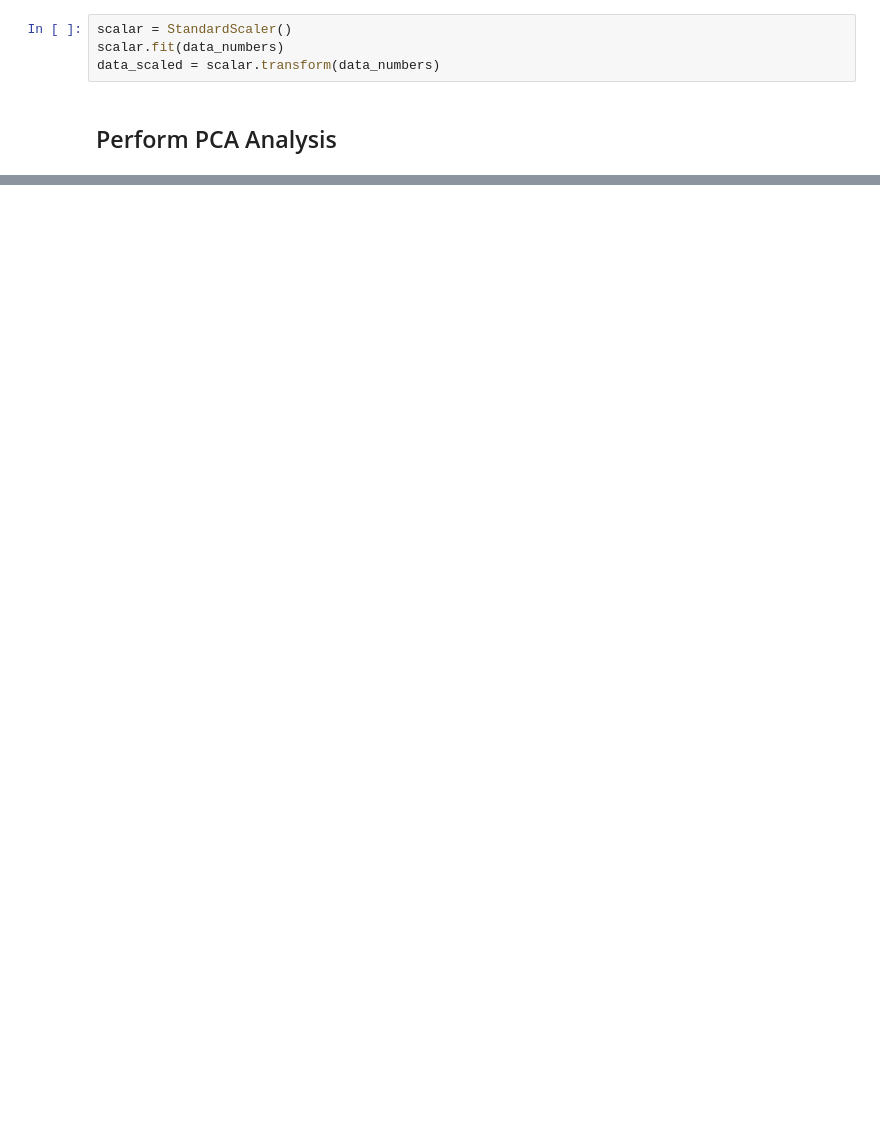
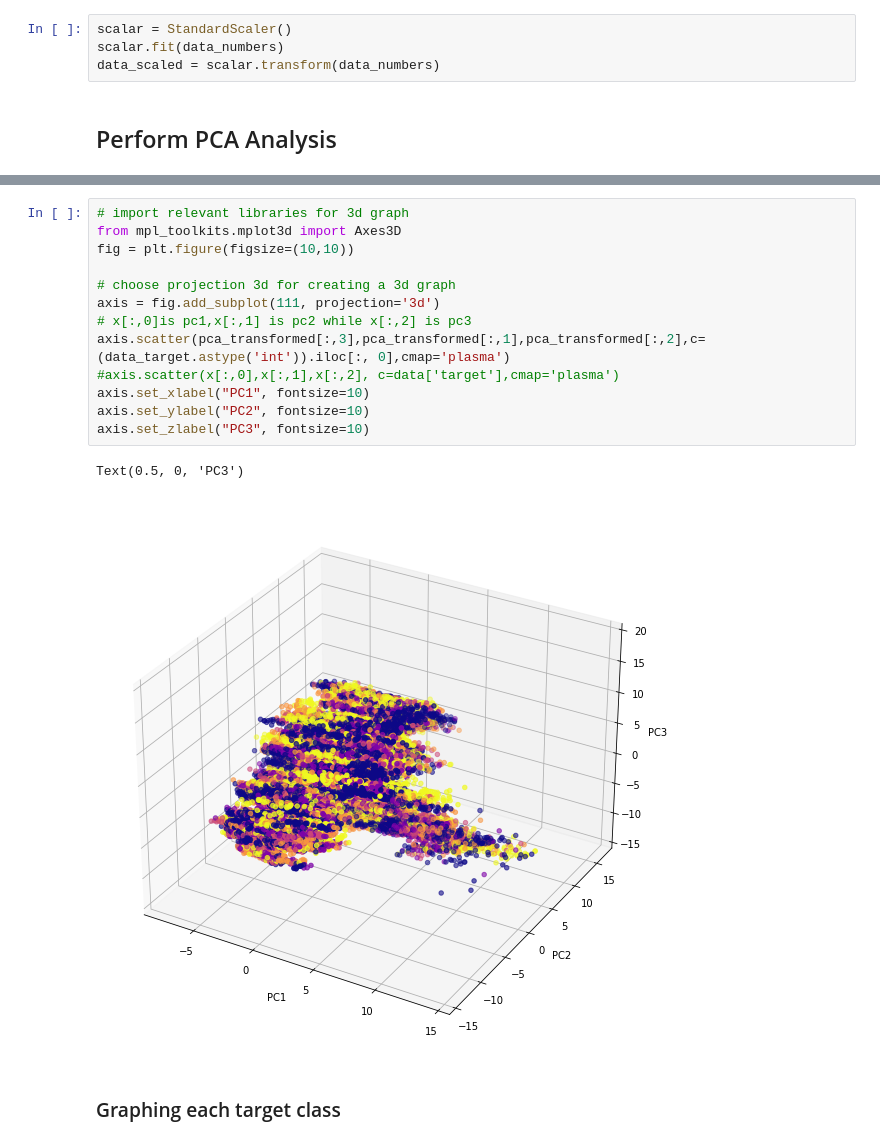
Before and after one commit to mvellayan/OptionList4, a Jupyter notebook: ml_notebooks/PCA Analysis - Simple Version.ipynb, the cells around one changed output, grey strips where cells are left out. Drawn from its saved outputs; the diff is of its cells as text; blank space fills up the shorter version.

```diff
--- a/ml_notebooks/PCA Analysis - Simple Version.ipynb
+++ b/ml_notebooks/PCA Analysis - Simple Version.ipynb
@@ -274,0 +218,18 @@ Text(0.5, 0, 'PC3')
+# %%
+# import relevant libraries for 3d graph
+from mpl_toolkits.mplot3d import Axes3D
+fig = plt.figure(figsize=(10,10))
+
+# choose projection 3d for creating a 3d graph
+axis = fig.add_subplot(111, projection='3d')
+# x[:,0]is pc1,x[:,1] is pc2 while x[:,2] is pc3
+axis.scatter(pca_transformed[:,3],pca_transformed[:,1],pca_transformed[:,2],c=(data_target.astype('int')).iloc[:, 0],cmap='plasma')
+#axis.scatter(x[:,0],x[:,1],x[:,2], c=data['target'],cmap='plasma')
+axis.set_xlabel("PC1", fontsize=10)
+axis.set_ylabel("PC2", fontsize=10)
+axis.set_zlabel("PC3", fontsize=10)
+# %% [output]
+Text(0.5, 0, 'PC3')
+[figure, added]
+# %% [markdown]
+### Graphing each target class
```
Also changed, not shown: parts of 27 cells of this notebook, 4 other files.
